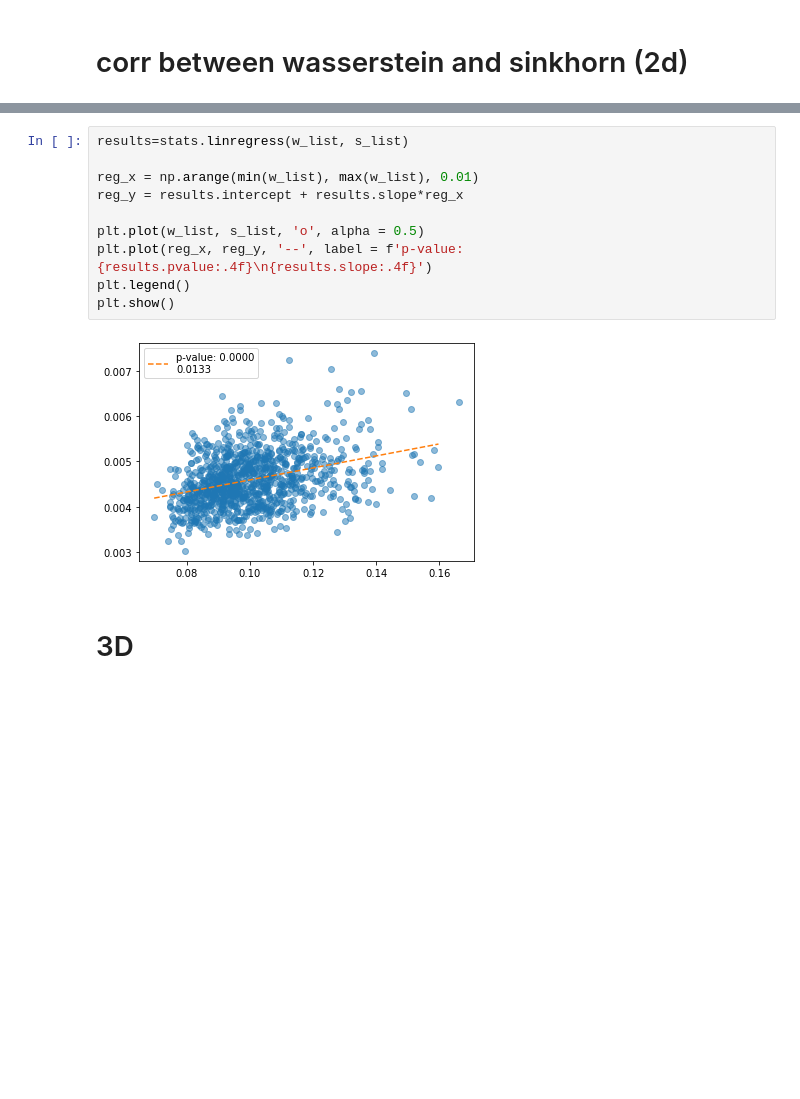
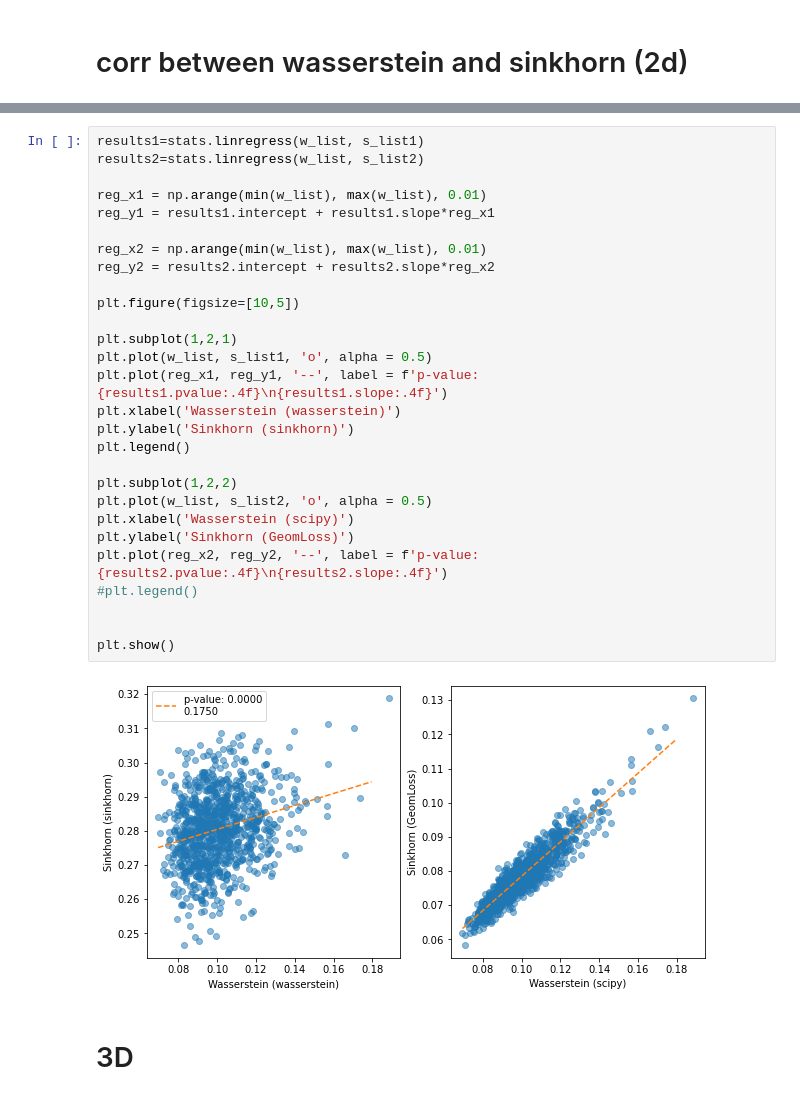
Before and after one commit to Polichinel/HydraNet_001, a Jupyter notebook: wasserstein_test.ipynb, the cells around one changed output, grey strips where cells are left out. Drawn from its saved outputs; the diff is of its cells as text; blank space fills up the shorter version.

```diff
--- a/wasserstein_test.ipynb
+++ b/wasserstein_test.ipynb
@@ -219,15 +256,33 @@ for i in range(iterations):
-# %%
-results=stats.linregress(w_list, s_list)
-
-reg_x = np.arange(min(w_list), max(w_list), 0.01)
-reg_y = results.intercept + results.slope*reg_x
-
-plt.plot(w_list, s_list, 'o', alpha = 0.5)
-plt.plot(reg_x, reg_y, '--', label = f'p-value: {results.pvalue:.4f}\n{results.slope:.4f}')
-plt.legend()
-plt.show()
-# %% [output]
-[figure, removed]
+# %%
+results1=stats.linregress(w_list, s_list1)
+results2=stats.linregress(w_list, s_list2)
+
+reg_x1 = np.arange(min(w_list), max(w_list), 0.01)
+reg_y1 = results1.intercept + results1.slope*reg_x1
+
+reg_x2 = np.arange(min(w_list), max(w_list), 0.01)
+reg_y2 = results2.intercept + results2.slope*reg_x2
+
+plt.figure(figsize=[10,5])
+
+plt.subplot(1,2,1)
+plt.plot(w_list, s_list1, 'o', alpha = 0.5)
+plt.plot(reg_x1, reg_y1, '--', label = f'p-value: {results1.pvalue:.4f}\n{results1.slope:.4f}')
+plt.xlabel('Wasserstein (wasserstein)')
+plt.ylabel('Sinkhorn (sinkhorn)')
+plt.legend()
+
+plt.subplot(1,2,2)
+plt.plot(w_list, s_list2, 'o', alpha = 0.5)
+plt.xlabel('Wasserstein (scipy)')
+plt.ylabel('Sinkhorn (GeomLoss)')
+plt.plot(reg_x2, reg_y2, '--', label = f'p-value: {results2.pvalue:.4f}\n{results2.slope:.4f}')
+#plt.legend()
+
+
+plt.show()
+# %% [output]
+[figure, added]
 # %% [markdown]
 # 3D
 # %% [markdown]
```
Also changed, not shown: parts of 17 cells of this notebook.
